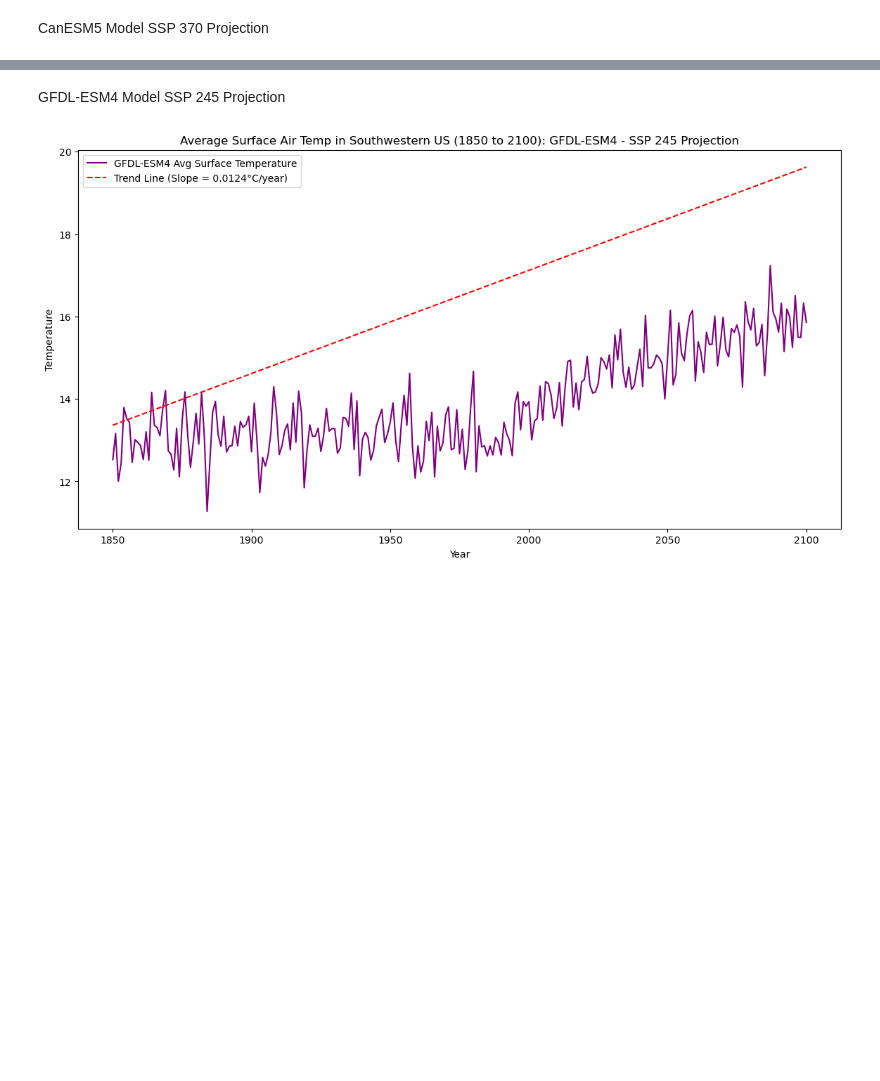
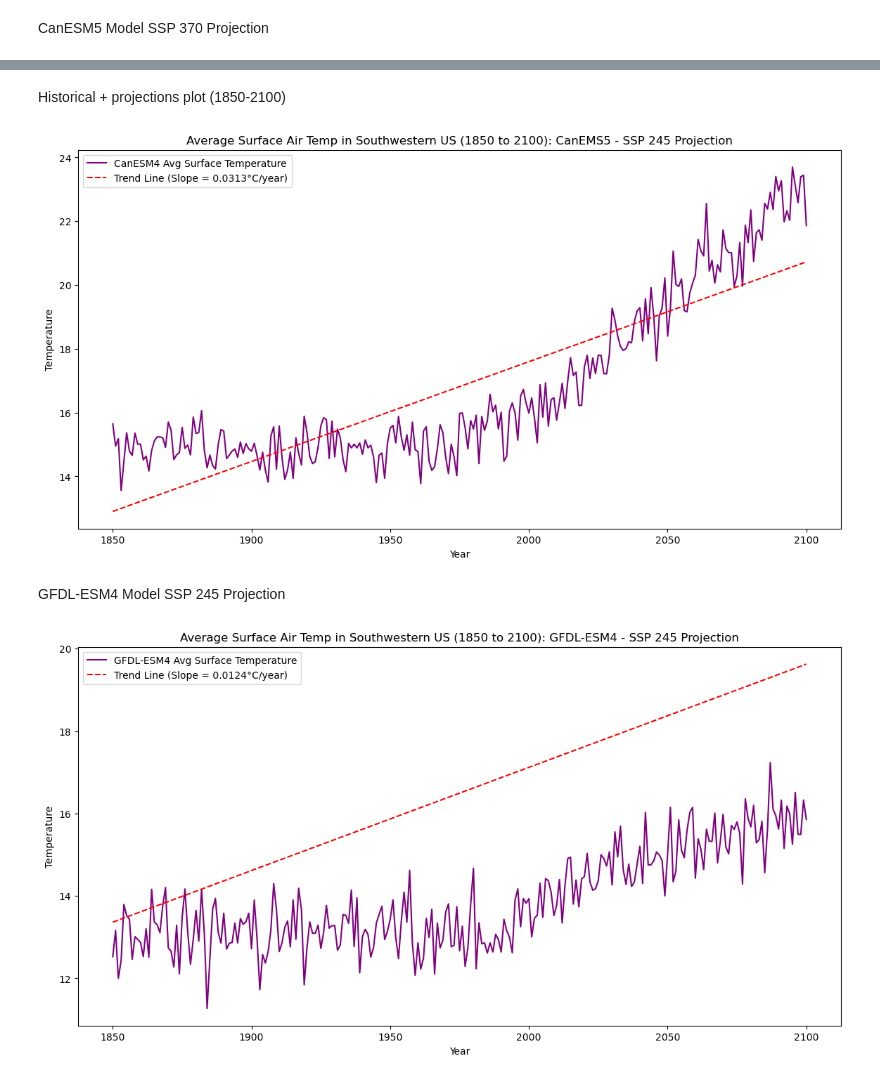
Before and after one commit to egp4aq/eds-296-assignment1, a Jupyter notebook: assignment1.ipynb, the cells around one changed output, grey strips where cells are left out. Saved outputs shown, nothing was run; the diff lists cells and outputs as text; code cells hidden in the pictures; blank space fills up the shorter version.

```diff
--- a/assignment1.ipynb
+++ b/assignment1.ipynb
@@ -186,3 +223,16 @@ plt.show()
+# %% [markdown]
+Historical + projections plot (1850-2100)
+# %%
+fig, ax = plt.subplots(figsize=(14,7))
+ax.plot(years2_proj, temps2_proj, label= 'CanESM4 Avg Surface Temperature', color='purple')
+ax.plot(years2_proj, trend_line_proj(years2_proj), color='red', linestyle='--', label=f'Trend Line (Slope = {x2_proj[0]:.4f}°C/year)')
+ax.set_title('Average Surface Air Temp in Southwestern US (1850 to 2100): CanEMS5 - SSP 245 Projection')
+ax.set_xlabel('Year')
+ax.set_ylabel('Temperature')
+ax.legend()
+plt.show()
+# %% [output]
+[figure, added]
 # %% [markdown]
 GFDL-ESM4 Model SSP 245 Projection
 # %%
```
Also changed, not shown: parts of 9 cells of this notebook.
